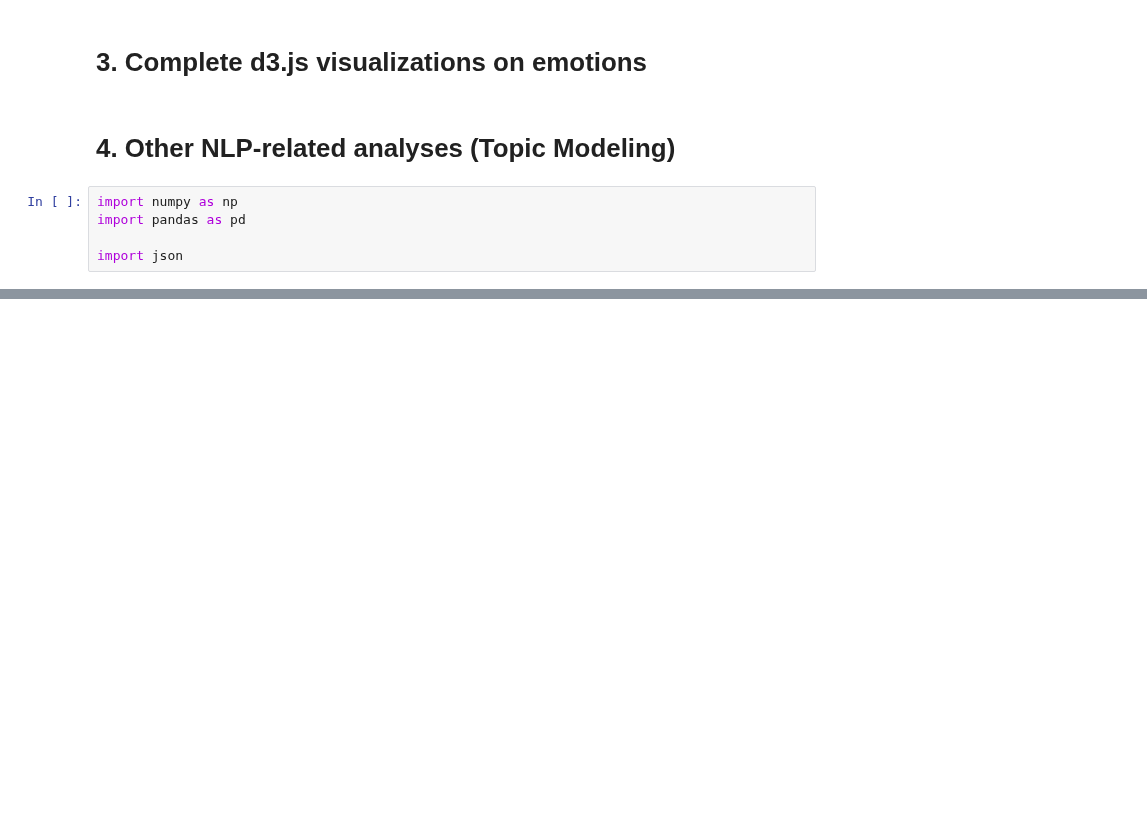
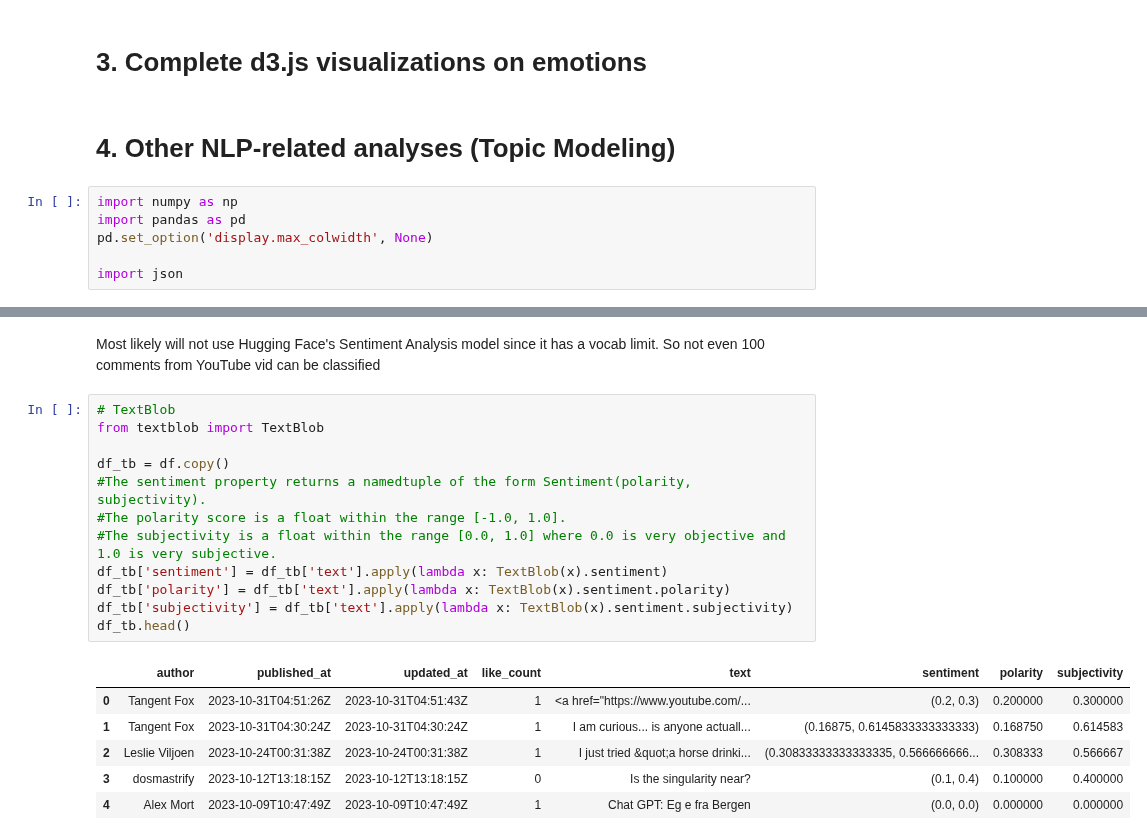
Before and after one commit to mindyng/2023-Business-Projects, a Jupyter notebook: sentiment-analysis-on-llm-chatbots.ipynb, the cells around one changed output, grey strips where cells are left out. Cells and saved outputs as stored; diff of their text form; blank space fills up the shorter version.

```diff
--- a/sentiment-analysis-on-llm-chatbots.ipynb
+++ b/sentiment-analysis-on-llm-chatbots.ipynb
@@ -51,6 +51,7 @@ to get info on following chatbots to do analysis on:
 # %%
 import numpy as np
 import pandas as pd
+pd.set_option('display.max_colwidth', None)
 
 import json
 # %%
@@ -111,0 +193,21 @@ df.head(10)
+# %% [markdown]
+Most likely will not use Hugging Face's Sentiment Analysis model since it has a vocab limit. So not even 100 comments from YouTube vid can be classified
+# %%
+# TextBlob
+from textblob import TextBlob
+
+df_tb = df.copy()
+#The sentiment property returns a namedtuple of the form Sentiment(polarity, subjectivity).
+#The polarity score is a float within the range [-1.0, 1.0].
+#The subjectivity is a float within the range [0.0, 1.0] where 0.0 is very objective and 1.0 is very subjective.
+df_tb['sentiment'] = df_tb['text'].apply(lambda x: TextBlob(x).sentiment)
+df_tb['polarity'] = df_tb['text'].apply(lambda x: TextBlob(x).sentiment.polarity)
+df_tb['subjectivity'] = df_tb['text'].apply(lambda x: TextBlob(x).sentiment.subjectivity)
+df_tb.head()
+# %% [output]
+|  | author | published_at | updated_at | like_count | text | sentiment | polarity | subjectivity |
+| 0 | Tangent Fox | 2023-10-31T04:51:26Z | 2023-10-31T04:51:43Z | 1 | <a href="https://www.youtube.com/... | (0.2, 0.3) | 0.200000 | 0.300000 |
+| 1 | Tangent Fox | 2023-10-31T04:30:24Z | 2023-10-31T04:30:24Z | 1 | I am curious... is anyone actuall... | (0.16875, 0.6145833333333333) | 0.168750 | 0.614583 |
+| 2 | Leslie Viljoen | 2023-10-24T00:31:38Z | 2023-10-24T00:31:38Z | 1 | I just tried &quot;a horse drinki... | (0.30833333333333335, 0.566666666... | 0.308333 | 0.566667 |
+| 3 | dosmastrify | 2023-10-12T13:18:15Z | 2023-10-12T13:18:15Z | 0 | Is the singularity near? | (0.1, 0.4) | 0.100000 | 0.400000 |
+| 4 | Alex Mort | 2023-10-09T10:47:49Z | 2023-10-09T10:47:49Z | 1 | Chat GPT: Eg e fra Bergen | (0.0, 0.0) | 0.000000 | 0.000000 |
```
Also changed, not shown: parts of 15 cells of this notebook.
